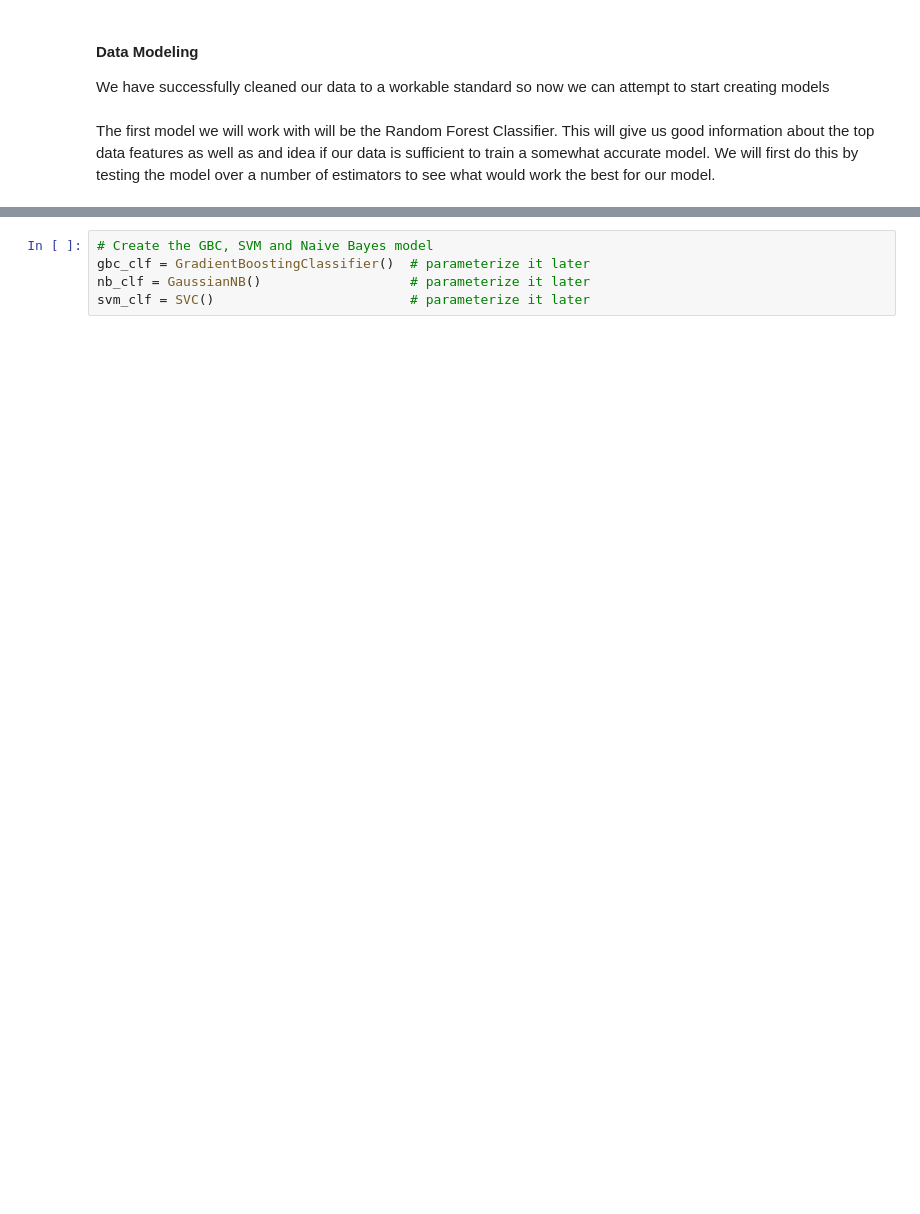
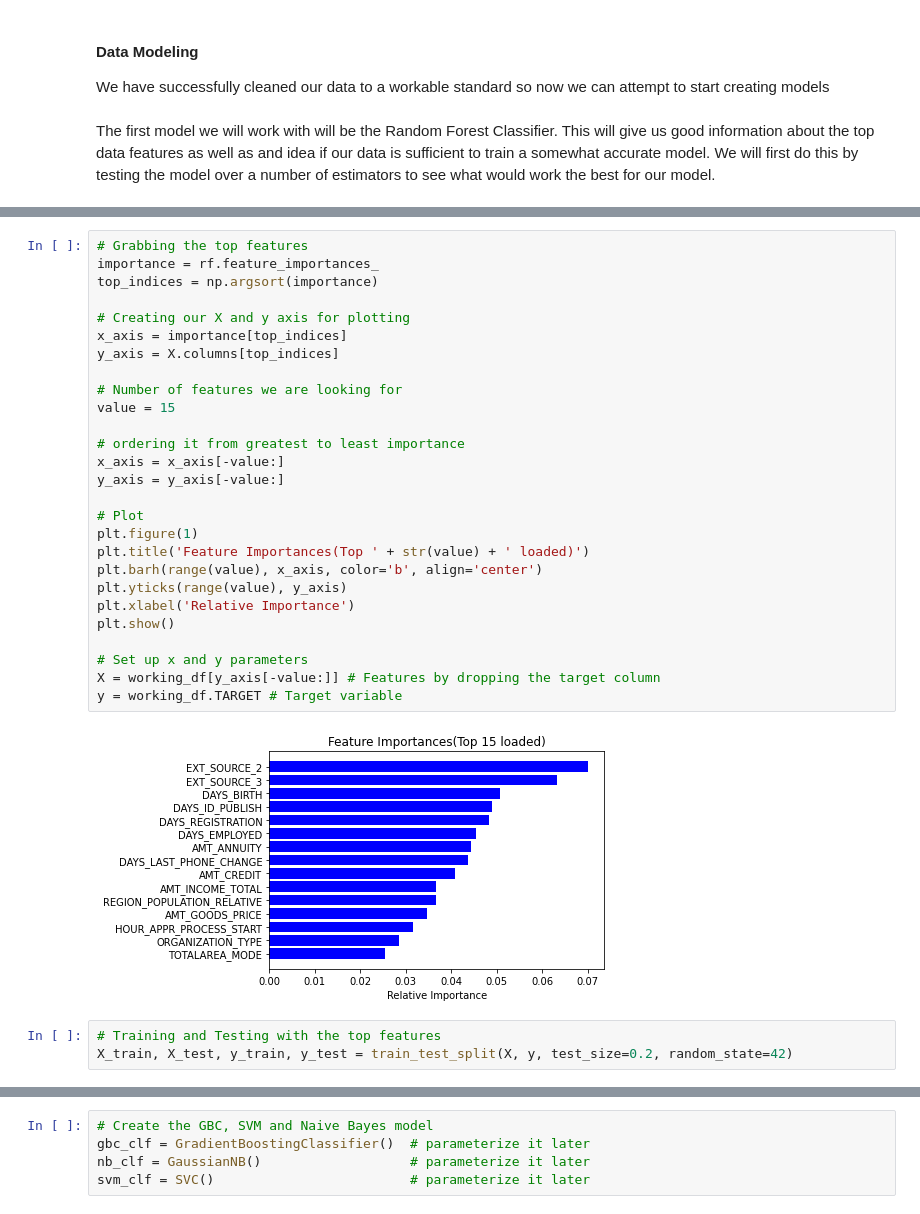
Before and after one commit to Lyfae/AAI-510-Final, a Jupyter notebook: AAI_510_FinalProject_DataCleaning.ipynb, the cells around one changed output, grey strips where cells are left out. Drawn from its saved outputs; the diff is of its cells as text; blank space fills up the shorter version.

```diff
--- a/AAI_510_FinalProject_DataCleaning.ipynb
+++ b/AAI_510_FinalProject_DataCleaning.ipynb
@@ -287,0 +345,32 @@ print(scores)
+# %%
+# Grabbing the top features
+importance = rf.feature_importances_
+top_indices = np.argsort(importance)
+
+# Creating our X and y axis for plotting
+x_axis = importance[top_indices]
+y_axis = X.columns[top_indices]
+
+# Number of features we are looking for
+value = 15
+
+# ordering it from greatest to least importance
+x_axis = x_axis[-value:]
+y_axis = y_axis[-value:]
+
+# Plot
+plt.figure(1)
+plt.title('Feature Importances(Top ' + str(value) + ' loaded)')
+plt.barh(range(value), x_axis, color='b', align='center')
+plt.yticks(range(value), y_axis)
+plt.xlabel('Relative Importance')
+plt.show()
+
+# Set up x and y parameters
+X = working_df[y_axis[-value:]] # Features by dropping the target column
+y = working_df.TARGET # Target variable
+# %% [output]
+[figure, added]
+# %%
+# Training and Testing with the top features
+X_train, X_test, y_train, y_test = train_test_split(X, y, test_size=0.2, random_state=42)
```
Also changed, not shown: parts of 22 cells of this notebook.
